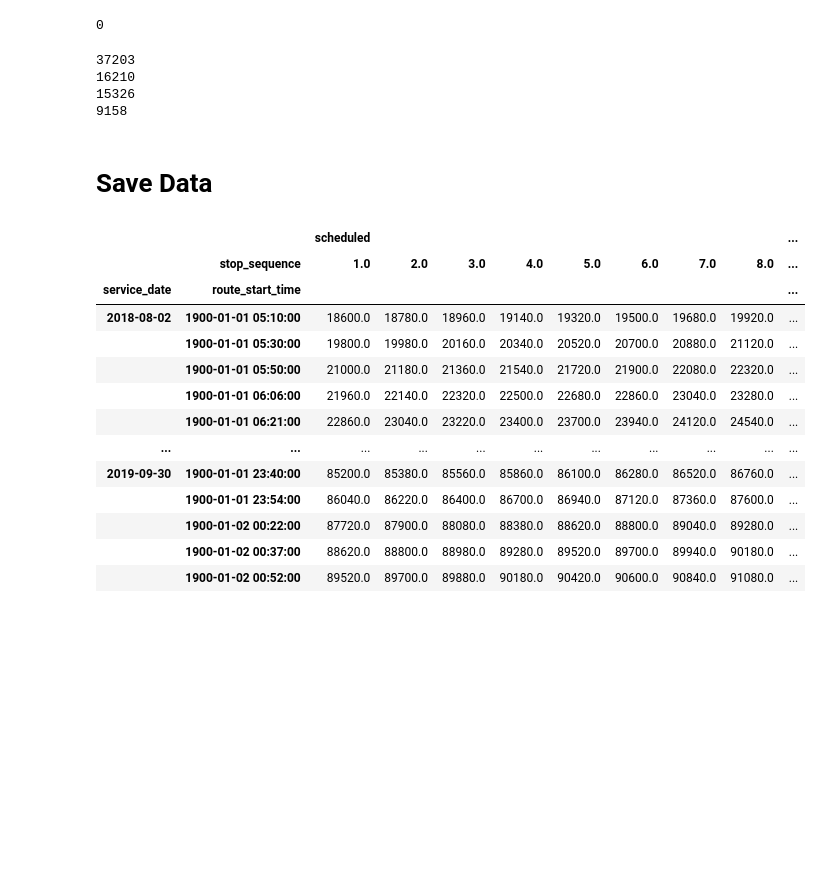
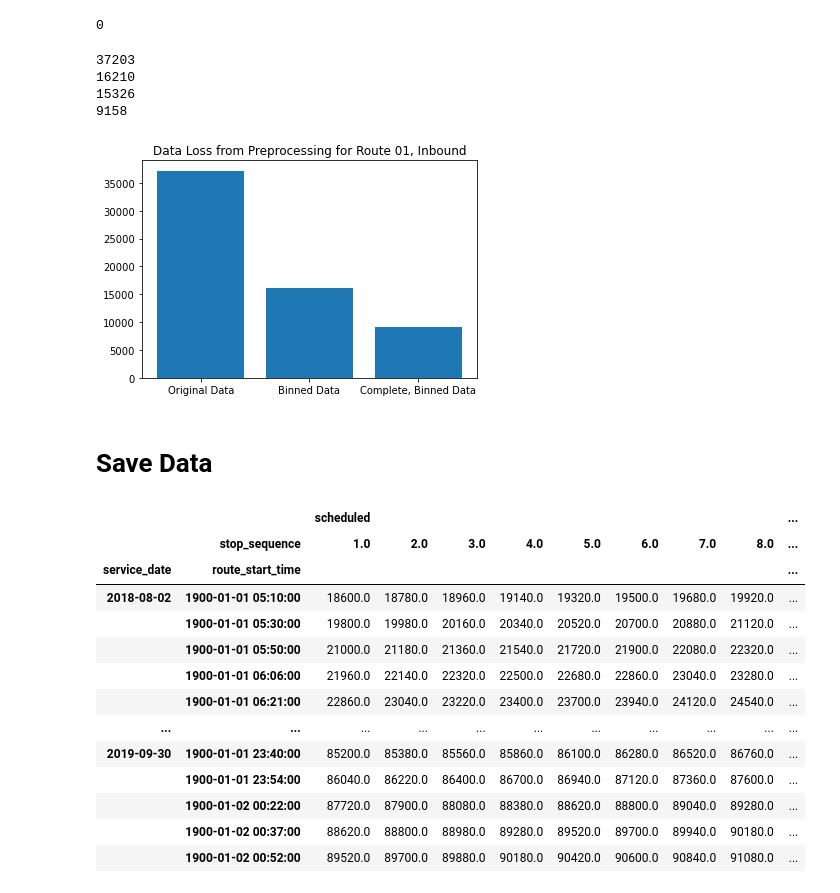
Before and after one commit to notAlex2/pgm-public-transit, a Jupyter notebook: Timeliness_Preprocessing.ipynb, the cells around one changed output. Cells and saved outputs as stored; diff of their text form; code cells hidden in the pictures; blank space fills up the shorter version.

```diff
--- a/Timeliness_Preprocessing.ipynb
+++ b/Timeliness_Preprocessing.ipynb
@@ -549,7 +562,7 @@ binned_df
 # %% [output]
 0
 # %%
-idx_tuples = [(idx,'') if type(idx) == str else idx for idx in binned_df.columns ]
+idx_tuples = [(idx,'') if type(idx) is str else idx for idx in binned_df.columns ]
 binned_df.columns = pd.MultiIndex.from_tuples(idx_tuples, names=[None,'stop_sequence'])
 binned_df.drop(('route_start_time',''),axis=1, inplace=True)
 binned_df = binned_df.loc[:,~binned_df.columns.duplicated()]
@@ -568,6 +581,14 @@ print(n_full_days) # Drop weekends, non-full days
 16210
 15326
 9158
+# %%
+plt.bar(['Original Data', 'Binned Data', 'Complete, Binned Data'], [n_original_data,n_binned_data,n_full_days])
+plt.title('Data Loss from Preprocessing for Route 01, Inbound')
+# plt.ylabel(1)
+plt.savefig('PGM-Project/media/data_loss_route_01_inbound.png')
+plt.show()
+# %% [output]
+[figure, added]
 # %% [markdown]
 # Save Data
 # %%
```
Also changed, not shown: parts of 7 cells of this notebook.
